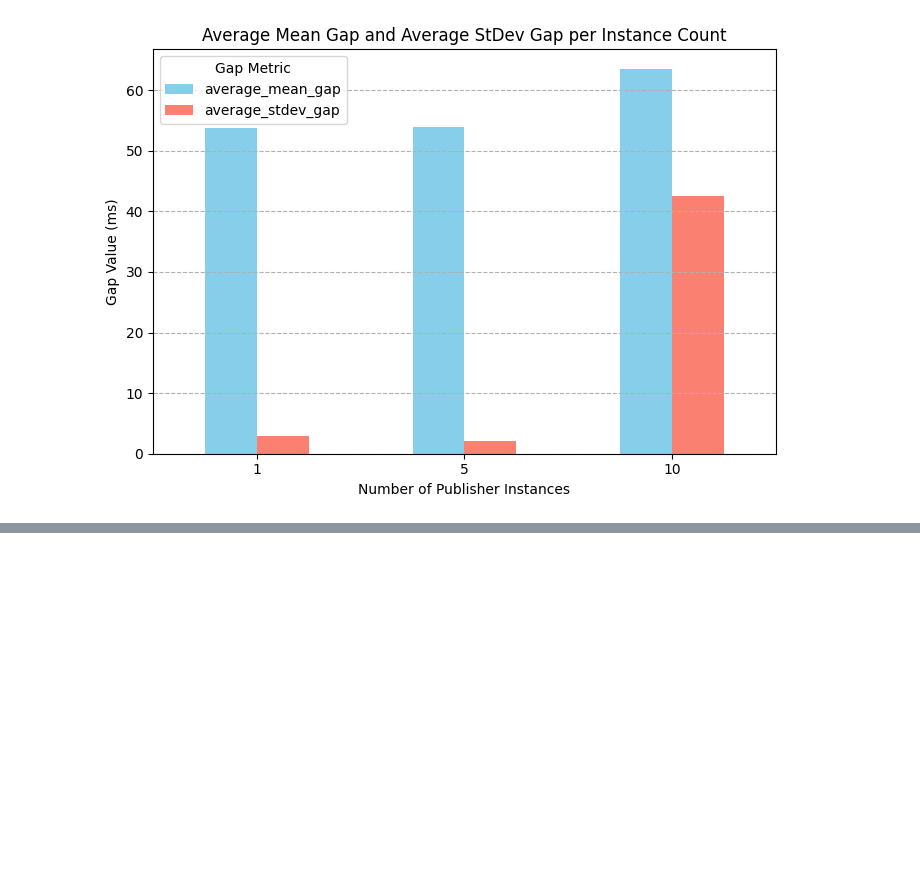
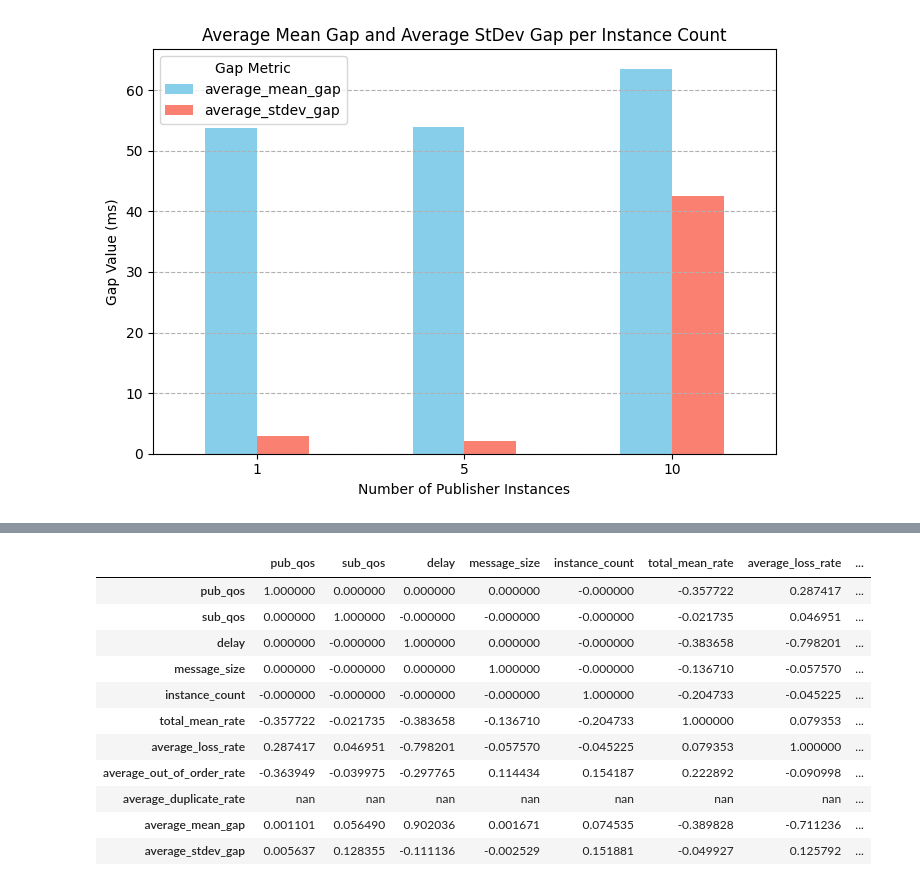
Before and after one commit to thanhnguyen123-dev/MQTT-Model, a Jupyter notebook: data_analysis.ipynb, the cells around one changed output, grey strips where cells are left out. Cells and saved outputs as stored; diff of their text form; code cells hidden in the pictures; blank space fills up the shorter version.

Commit message:
add tables and correlation matrix

```diff
--- a/data_analysis.ipynb
+++ b/data_analysis.ipynb
@@ -287,0 +333,23 @@ else:
+# %%
+cols = [
+    'pub_qos', 'sub_qos', 'delay', 'message_size', 'instance_count',
+    'total_mean_rate', 'average_loss_rate', 'average_out_of_order_rate',
+    'average_duplicate_rate', 'average_mean_gap', 'average_stdev_gap'
+]
+
+corr = df[cols].corr()
+
+corr.style.background_gradient(cmap='coolwarm')
+# %% [output]
+|  | pub_qos | sub_qos | delay | message_size | instance_count | total_mean_rate | average_loss_rate | ... |
+| pub_qos | 1.000000 | 0.000000 | 0.000000 | 0.000000 | -0.000000 | -0.357722 | 0.287417 | ... |
+| sub_qos | 0.000000 | 1.000000 | -0.000000 | -0.000000 | -0.000000 | -0.021735 | 0.046951 | ... |
+| delay | 0.000000 | -0.000000 | 1.000000 | 0.000000 | -0.000000 | -0.383658 | -0.798201 | ... |
+| message_size | 0.000000 | -0.000000 | 0.000000 | 1.000000 | -0.000000 | -0.136710 | -0.057570 | ... |
+| instance_count | -0.000000 | -0.000000 | -0.000000 | -0.000000 | 1.000000 | -0.204733 | -0.045225 | ... |
+| total_mean_rate | -0.357722 | -0.021735 | -0.383658 | -0.136710 | -0.204733 | 1.000000 | 0.079353 | ... |
+| average_loss_rate | 0.287417 | 0.046951 | -0.798201 | -0.057570 | -0.045225 | 0.079353 | 1.000000 | ... |
+| average_out_of_order_rate | -0.363949 | -0.039975 | -0.297765 | 0.114434 | 0.154187 | 0.222892 | -0.090998 | ... |
+| average_duplicate_rate | nan | nan | nan | nan | nan | nan | nan | ... |
+| average_mean_gap | 0.001101 | 0.056490 | 0.902036 | 0.001671 | 0.074535 | -0.389828 | -0.711236 | ... |
+| average_stdev_gap | 0.005637 | 0.128355 | -0.111136 | -0.002529 | 0.151881 | -0.049927 | 0.125792 | ... |
```
Also changed, not shown: parts of 1 cell of this notebook, 2 other files.
